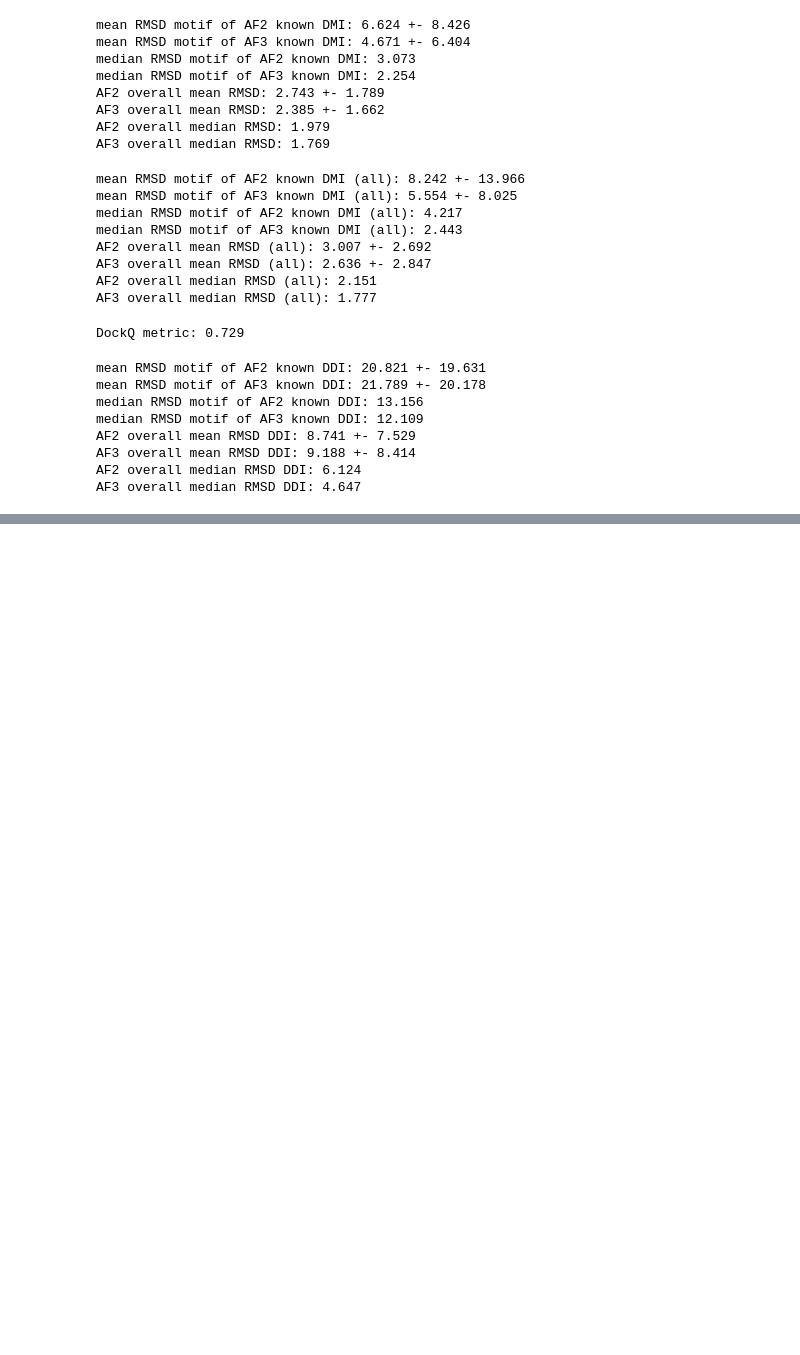
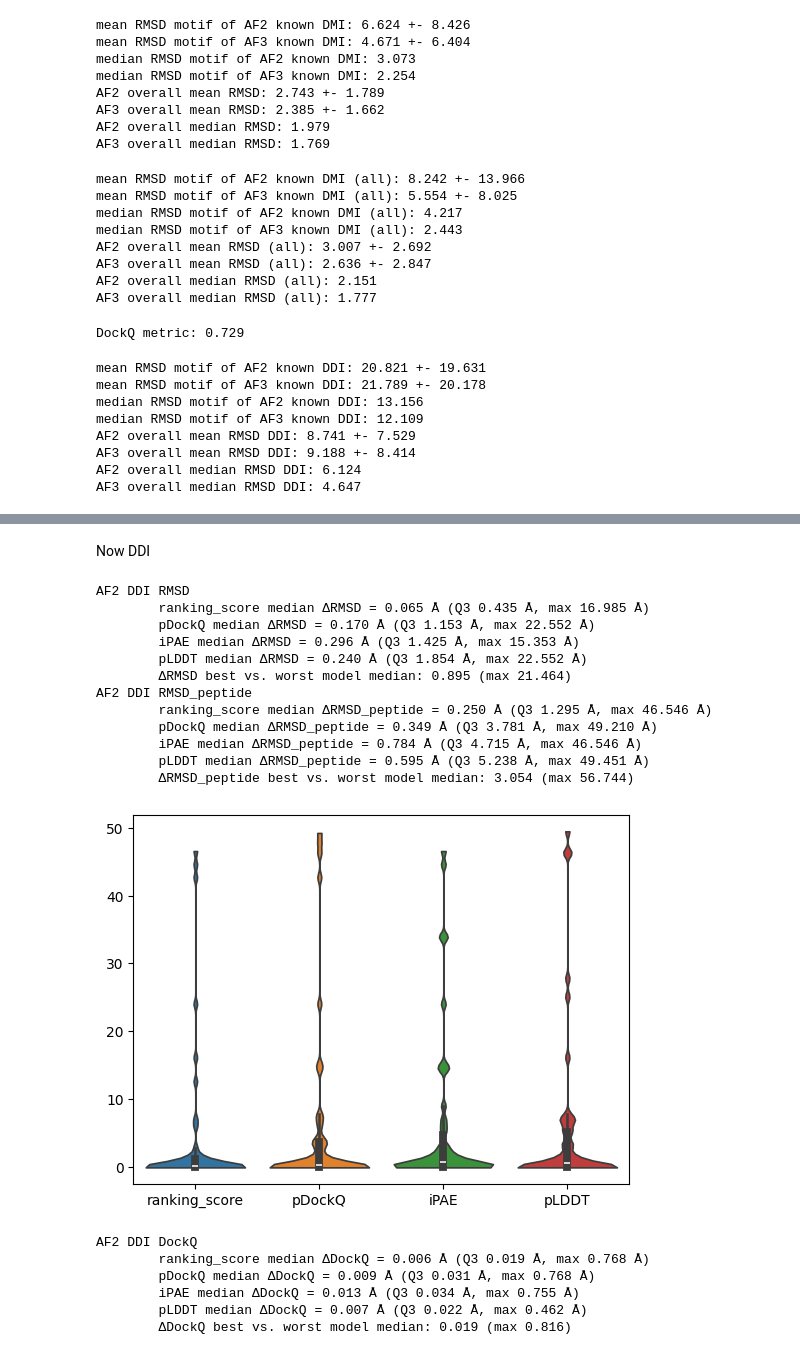
Before and after one commit to andreasmz/bachelorthesis, a Jupyter notebook: AlphaFold/Benchmark set.ipynb, the cells around one changed output, grey strips where cells are left out. Cells and saved outputs as stored; diff of their text form; code cells hidden in the pictures; blank space fills up the shorter version.

```diff
--- a/AlphaFold/Benchmark set.ipynb
+++ b/AlphaFold/Benchmark set.ipynb
@@ -556,0 +862,26 @@ AF3 overall median RMSD DDI: 4.647
+# %% [markdown]
+Now DDI
+# %%
+compare("AF2", "DDI", "RMSD", violinplot=False)
+compare("AF2", "DDI", "RMSD_peptide", violinplot=True)
+compare("AF2", "DDI", "DockQ", violinplot=False)
+# %% [output]
+AF2 DDI RMSD
+        ranking_score median ΔRMSD = 0.065 Å (Q3 0.435 Å, max 16.985 Å)
+        pDockQ median ΔRMSD = 0.170 Å (Q3 1.153 Å, max 22.552 Å)
+        iPAE median ΔRMSD = 0.296 Å (Q3 1.425 Å, max 15.353 Å)
+        pLDDT median ΔRMSD = 0.240 Å (Q3 1.854 Å, max 22.552 Å)
+        ΔRMSD best vs. worst model median: 0.895 (max 21.464)
+AF2 DDI RMSD_peptide
+        ranking_score median ΔRMSD_peptide = 0.250 Å (Q3 1.295 Å, max 46.546 Å)
+        pDockQ median ΔRMSD_peptide = 0.349 Å (Q3 3.781 Å, max 49.210 Å)
+        iPAE median ΔRMSD_peptide = 0.784 Å (Q3 4.715 Å, max 46.546 Å)
+        pLDDT median ΔRMSD_peptide = 0.595 Å (Q3 5.238 Å, max 49.451 Å)
+        ΔRMSD_peptide best vs. worst model median: 3.054 (max 56.744)
+[figure, added]
+AF2 DDI DockQ
+        ranking_score median ΔDockQ = 0.006 Å (Q3 0.019 Å, max 0.768 Å)
+        pDockQ median ΔDockQ = 0.009 Å (Q3 0.031 Å, max 0.768 Å)
+        iPAE median ΔDockQ = 0.013 Å (Q3 0.034 Å, max 0.755 Å)
+        pLDDT median ΔDockQ = 0.007 Å (Q3 0.022 Å, max 0.462 Å)
+        ΔDockQ best vs. worst model median: 0.019 (max 0.816)
```
Also changed, not shown: parts of 17 cells of this notebook, 1 other file.
